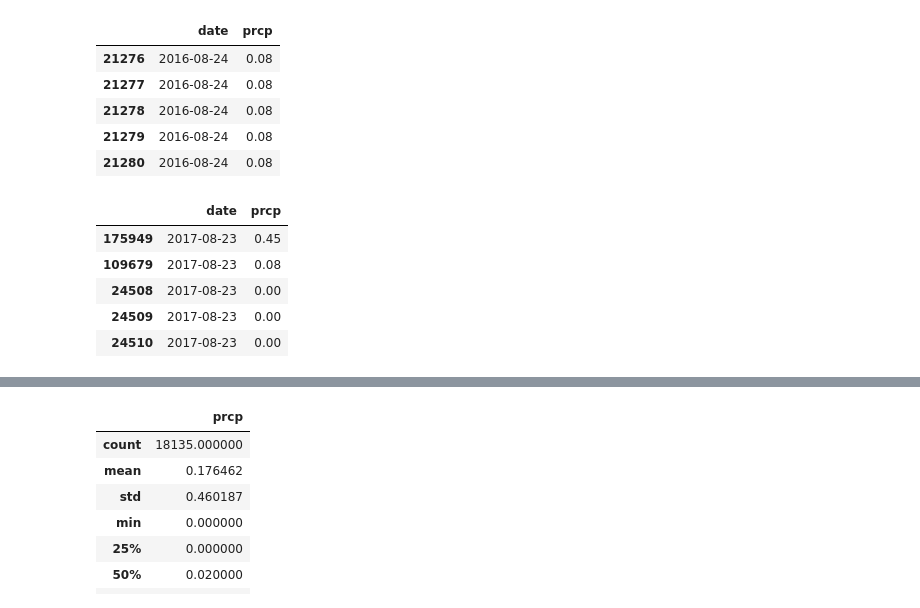
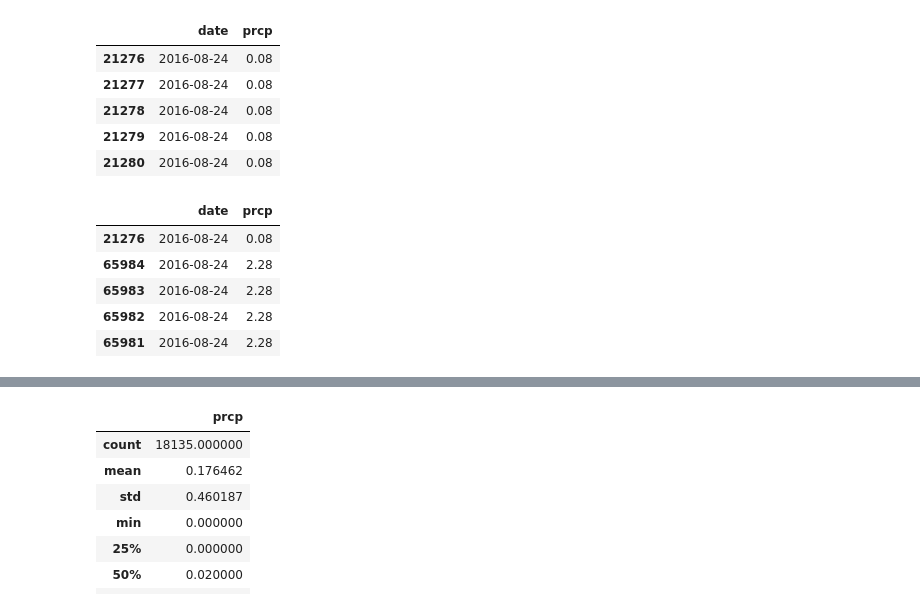
Before and after one commit to Lindsey-G/UCI-Homework-Giron, a Jupyter notebook: Homework_01/10-sqlalchemy-challenge/02-Homework_10-Advanced-Data-Storage-and-Retrieval_Instructions_climate_starter.ipynb, the cells around one changed output, grey strips where cells are left out. Saved outputs shown, nothing was run; the diff lists cells and outputs as text; code cells hidden in the pictures.

```diff
--- a/Homework_01/10-sqlalchemy-challenge/02-Homework_10-Advanced-Data-Storage-and-Retrieval_Instructions_climate_starter.ipynb
+++ b/Homework_01/10-sqlalchemy-challenge/02-Homework_10-Advanced-Data-Storage-and-Retrieval_Instructions_climate_starter.ipynb
@@ -133,11 +124,11 @@ one_year_data.head()
 | 21280 | 2016-08-24 | 0.08 |
 # %%
 # Sort the dataframe by date
-one_year_data.sort_values('date', ascending=False).head()
+one_year_data.sort_values('date', ascending=True).head()
 # %% [output]
 |  | date | prcp |
-| 175949 | 2017-08-23 | 0.45 |
-| 109679 | 2017-08-23 | 0.08 |
-| 24508 | 2017-08-23 | 0.00 |
-| 24509 | 2017-08-23 | 0.00 |
-| 24510 | 2017-08-23 | 0.00 |
+| 21276 | 2016-08-24 | 0.08 |
+| 65984 | 2016-08-24 | 2.28 |
+| 65983 | 2016-08-24 | 2.28 |
+| 65982 | 2016-08-24 | 2.28 |
+| 65981 | 2016-08-24 | 2.28 |
```
Also changed, not shown: parts of 10 cells of this notebook.
